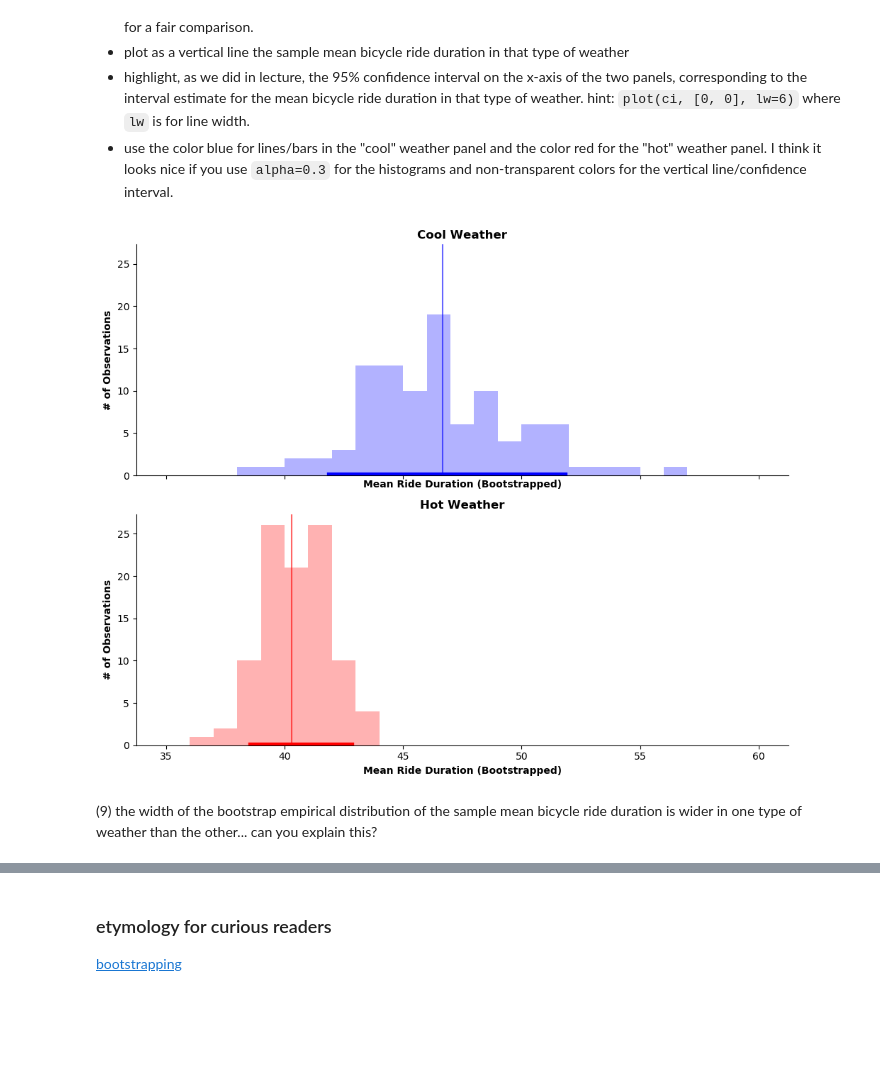
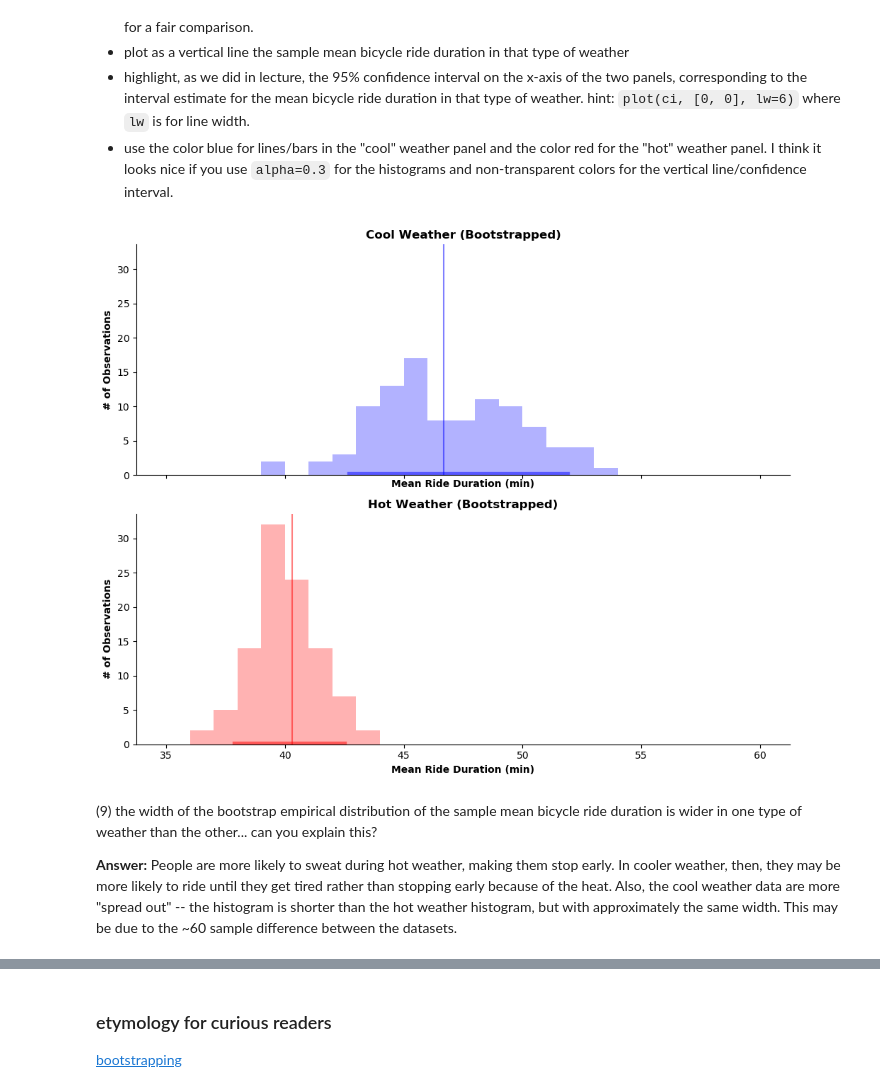
Before and after one commit to cartemic/CHE-599-intro-to-data-science, a Jupyter notebook: Homework/Homework 4/Homework 4.ipynb, the cells around one changed output, grey strips where cells are left out. Saved outputs shown, nothing was run; the diff lists cells and outputs as text; code cells hidden in the pictures; blank space fills up the shorter version.

```diff
--- a/Homework/Homework 4/Homework 4.ipynb
+++ b/Homework/Homework 4/Homework 4.ipynb
@@ -84,26 +84,8 @@ bins = range(0, stop=maximum(df_num_rides.nb_rides), length=20)
 for (i, weather) in enumerate(["cool", "hot"])
     @assert grouped[i].weather[1] == weather
     ax[i].hist(grouped[i].duration, alpha=0.7, bins=bins)
-    ax[i].set_xlabel("Ride Duration", weight="bold")
+    ax[i].set_xlabel("Ride Duration (min)", weight="bold")
     ax[i].set_ylabel("# of Rides", weight="bold")
     ax[i].set_title(titlecase("$weather weather"), weight="bold")
-    # this would look pretty good as a text object instead of a title because
-    # you could get the plots closer together... also you'd only really need
-    # one xlabel
-#     x_pos = 175
-#     y_pos = 55
-#     ax[i].text(
-#         x_pos,
-#         y_pos,
-#         titlecase("$weather weather"),
-#         va="top",
-#         ha="right",
-#         weight="bold",
-#         size=48,
-#         color="C0",
-#         alpha=0.4
-#     )
 end
-# ax[2].set_xlabel("Ride Duration", weight="bold")
-# fig.suptitle("Weather vs. Duration Comparison")
 # %% [output]
@@ -208,39 +190,45 @@ confidence_interval(bootstrap_means, 95.0)
 # %%
 fig, ax = subplots(
     2,
     1,
     figsize=(10, 8),
     sharex=true,
     sharey=true,
     tight_layout=true
 )
 sns.despine()
 colors = Dict("cool" => "b", "hot" => "r")
 
 grouped = groupby(df, :weather)
 bins = range(35, stop=60, length=26)
 
 for (i, weather) in enumerate(["cool", "hot"])
     @assert grouped[i].weather[1] == weather
 
     bootstrap_means = run_bootstrap(df, weather, 100)
     ci = confidence_interval(bootstrap_means, 95.0)
 
-    ax[i].plot(ci, [0, 0], lw=6, color=colors[weather])
+    ax[i].plot(ci, [0, 0], lw=6, color=colors[weather], alpha=0.5)
     ax[i].axvline(
         filter(row -> row[:weather] == weather, df_mean)[1, :mean_duration],
         color=colors[weather],
-        alpha=0.6
+        alpha=0.5
     )
     ax[i].hist(bootstrap_means, alpha=0.3, bins=bins, color=colors[weather])
-    ax[i].set_xlabel("Mean Ride Duration (Bootstrapped)", weight="bold")
+    ax[i].set_xlabel("Mean Ride Duration (min)", weight="bold")
     ax[i].set_ylabel("# of Observations", weight="bold")
-    ax[i].set_title(titlecase("$weather weather"), weight="bold")
+    ax[i].set_title(
+        titlecase("$weather weather (Bootstrapped)"),
+        weight="bold"
+    )
 end
 # %% [output]
-[figure, old version]
+[figure, new version]
 # %% [markdown]
 (9) the width of the bootstrap empirical distribution of the sample mean bicycle ride duration is wider in one type of weather than the other... can you explain this?
+
+**Answer:**
+People are more likely to sweat during hot weather, making them stop early. In cooler weather, then, they may be more likely to ride until they get tired rather than stopping early because of the heat. Also, the cool weather data are more "spread out" -- the histogram is shorter than the hot weather histogram, but with approximately the same width. This may be due to the ~60 sample difference between the datasets.
 # %% [markdown]
 (10) judging from the 95% confidence intervals, what do you think would be the outcome of a permutation test of the following two hypotheses with a significance level of $\alpha=0.05$?
 
```
Also changed, not shown: parts of 5 cells of this notebook.
